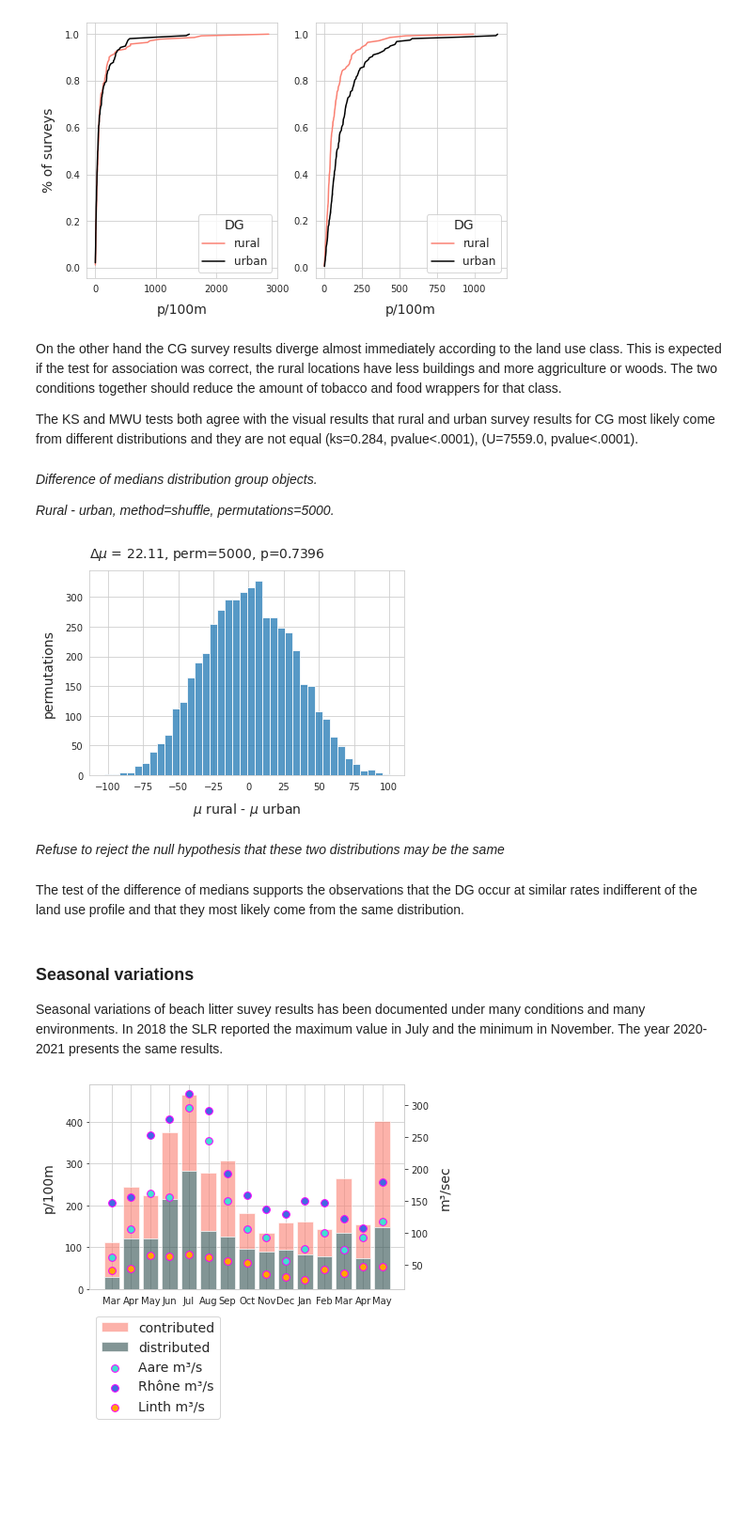
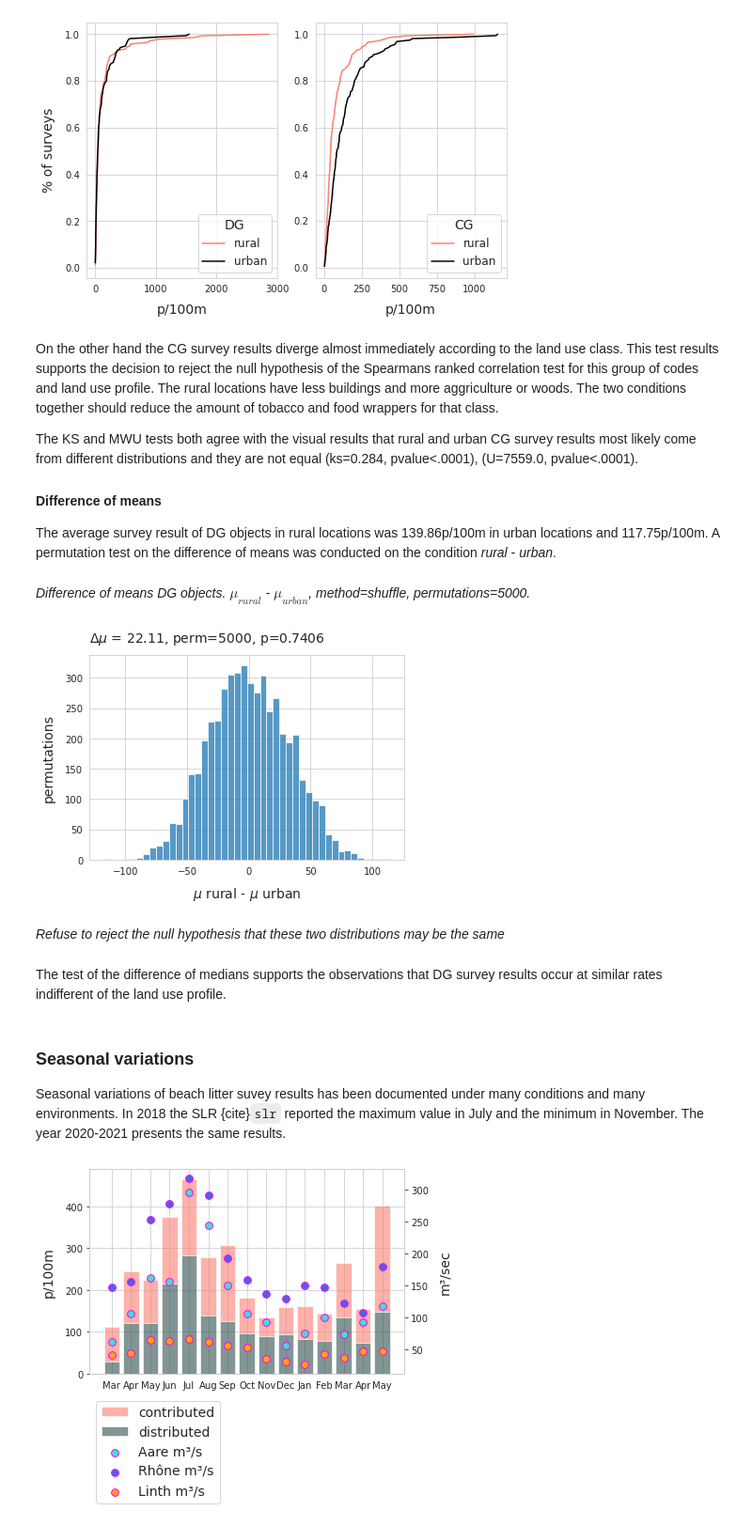
Before and after one commit to hammerdirt-analyst/IQAASL-End-0f-Sampling-2021, a Jupyter notebook: assessing_transport.ipynb, the cells around one changed output. Shown at 94% size. Saved outputs shown, nothing was run; the diff lists cells and outputs as text; code cells hidden in the pictures; blank space fills up the shorter version.

```diff
--- a/assessing_transport.ipynb
+++ b/assessing_transport.ipynb
@@ -465,8 +465,8 @@ dist = list(set(most_common) - set(cont))
 
 # lables for the two groups and a label to catch all the other objects
 grtr_10['group'] = 'other'
-grtr_10['group'] = grtr_10.group.where(~grtr_10.code.isin(dist), 'dist')
-grtr_10['group'] = grtr_10.group.where(~grtr_10.code.isin(cont), 'cont')
+grtr_10['group'] = grtr_10.group.where(~grtr_10.code.isin(dist), 'DG')
+grtr_10['group'] = grtr_10.group.where(~grtr_10.code.isin(cont), 'CG')
 
 # survey totals of all locations with its land use profile
 initial = ['loc_date','date','rural','group','a_group', 'b_group', 'r_group', 'w_group', 'streets', 'intersects']
@@ -767,28 +758,31 @@ The ratio of DG to CG in the rural group was 1.7, in the urban group it was 0.81
 > Sample results from rural locations had a greater portion of trash attributed to fragmented plastics, construction plastics and foams.
 # %%
 # combine the two object groups into one data frame
-dists = grtr_10dtc[(grtr_10dtc.group == 'dist')][['loc_date', 'location', unit_label]].set_index('loc_date')
-conts = grtr_10dtc[(grtr_10dtc.group == 'cont')][['loc_date', 'location',  unit_label]].set_index('loc_date')
-conts.rename(columns={unit_label:"cont"}, inplace=True)
-dists.rename(columns={unit_label:"dist"}, inplace=True)
+DG = "DG"
+CG = "CG"
+
+dists = grtr_10dtc[(grtr_10dtc.group == DG)][['loc_date', 'location', unit_label]].set_index('loc_date')
+conts = grtr_10dtc[(grtr_10dtc.group == CG)][['loc_date', 'location',  unit_label]].set_index('loc_date')
+conts.rename(columns={unit_label:CG}, inplace=True)
+dists.rename(columns={unit_label:DG}, inplace=True)
 c_v_d = pd.concat([dists, conts], axis=0)
-c_v_d['dt'] = c_v_d.dist/c_v_d.cont
+c_v_d['dt'] = c_v_d[DG]/c_v_d[CG]
 
 # the ratio of dist to cont under the two land use conditions
-ratio_of_d_c_agg = c_v_d[c_v_d.location.isin(less_than)].dist.sum()/c_v_d[c_v_d.location.isin(less_than)].cont.sum()
-ratio_of_d_c_urb= c_v_d[c_v_d.location.isin(grt_than)].dist.sum()/c_v_d[c_v_d.location.isin(grt_than)].cont.sum()
+ratio_of_d_c_agg = c_v_d[c_v_d.location.isin(less_than)][DG].sum()/c_v_d[c_v_d.location.isin(less_than)][CG].sum()
+ratio_of_d_c_urb= c_v_d[c_v_d.location.isin(grt_than)][DG].sum()/c_v_d[c_v_d.location.isin(grt_than)][CG].sum()
 
 # chart that
 fig, ax = plt.subplots(figsize=(6,5))
 
 # get the ecdf of percent of total for each object group under each condition
 # p of t urban
-co_agecdf = ECDF(grtr_10dtc[(grtr_10dtc.location.isin(grt_than))&(grtr_10dtc.group.isin(['cont']))]["pt"])
-di_agecdf = ECDF(grtr_10dtc[(grtr_10dtc.location.isin(grt_than))&(grtr_10dtc.group.isin(['dist']))]["pt"])
+co_agecdf = ECDF(grtr_10dtc[(grtr_10dtc.location.isin(grt_than))&(grtr_10dtc.group.isin([CG]))]["pt"])
+di_agecdf = ECDF(grtr_10dtc[(grtr_10dtc.location.isin(grt_than))&(grtr_10dtc.group.isin([DG]))]["pt"])
 
 # p of t rural
-cont_ecdf = ECDF(grtr_10dtc[(grtr_10dtc.location.isin(less_than))&(grtr_10dtc.group.isin(['cont']))]["pt"])
-dist_ecdf = ECDF(grtr_10dtc[(grtr_10dtc.location.isin(less_than))&(grtr_10dtc.group.isin(['dist']))]["pt"])
+cont_ecdf = ECDF(grtr_10dtc[(grtr_10dtc.location.isin(less_than))&(grtr_10dtc.group.isin([CG]))]["pt"])
+dist_ecdf = ECDF(grtr_10dtc[(grtr_10dtc.location.isin(less_than))&(grtr_10dtc.group.isin([DG]))]["pt"])
 
 sns.lineplot(x=cont_ecdf.x, y=cont_ecdf.y, color='salmon', label="rural: contributed", ax=ax)
 sns.lineplot(x=co_agecdf.x, y=co_agecdf.y, color='magenta', ax=ax, label="urban: contributed")
@@ -900,13 +897,15 @@ plt.show()
 # %% [output]
 [figure]
 # %% [markdown]
-On the other hand the CG survey results diverge almost immediately according to the land use class. This is expected if the test for association was correct, the rural locations have less buildings and more aggriculture or woods. The two conditions together should reduce the amount of tobacco and food wrappers for that class.
+On the other hand the CG survey results diverge almost immediately according to the land use class. This test results supports the decision to reject the null hypothesis of the Spearmans ranked correlation test for this group of codes and land use profile. The rural locations have less buildings and more aggriculture or woods. The two conditions together should reduce the amount of tobacco and food wrappers for that class.
 
-The KS and MWU tests both agree with the visual results that rural and urban survey results for CG most likely come from different distributions and they are not equal (ks=0.284, pvalue<.0001), (U=7559.0, pvalue<.0001).
+The KS and MWU tests both agree with the visual results that rural and urban CG survey results most likely come from different distributions and they are not equal (ks=0.284, pvalue<.0001), (U=7559.0, pvalue<.0001).
+
+#### Difference of means
+
+The average survey result of DG objects in rural locations was 139.86p/100m in urban locations and 117.75p/100m. A permutation test on the difference of means was conducted on the condition *rural* - *urban*.
 # %% [markdown]
-*Difference of medians distribution group objects.*
-
-*Rural - urban, method=shuffle, permutations=5000.*
+*Difference of means DG objects. $\mu_{rural}$ - $\mu_{urban}$, method=shuffle, permutations=5000.*
 # %%
 # print(stats.ks_2samp(dist_results_agg, dist_results_urb, alternative='two-sided', mode='auto'))
 # print(stats.mannwhitneyu(dist_results_agg,dist_results_urb, alternative='two-sided'))
@@ -916,46 +915,46 @@ The KS and MWU tests both agree with the visual results that rural and urban sur
 # print(stats.mannwhitneyu(cont_results_agg, cont_results_urb, alternative='two-sided'))
 
 # pemutation test: of difference of means HD objects
-agg_dobj = grtr_10[(grtr_10.location.isin(less_than))&(grtr_10.group == 'dist')].groupby(['loc_date'], as_index=False)[unit_label].sum()
-buld_obj = grtr_10[(grtr_10.location.isin(grt_than))&(grtr_10.group == 'dist')].groupby(['loc_date'], as_index=False)[unit_label].sum()
+agg_dobj = grtr_10[(grtr_10.location.isin(less_than))&(grtr_10.group == DG)].groupby(['loc_date'], as_index=False)[unit_label].sum()
+buld_obj = grtr_10[(grtr_10.location.isin(grt_than))&(grtr_10.group == DG)].groupby(['loc_date'], as_index=False)[unit_label].sum()
 # label the urban and rural results
 agg_dobj['class'] = 'rural'
 buld_obj['class'] = 'urban'
 
 # merge into one
 objs_merged = agg_dobj.append(buld_obj)
 
 # store the mean per class
 the_mean = objs_merged.groupby('class')[unit_label].mean()
 
 # store the difference
 mean_diff = the_mean.loc['rural'] - the_mean.loc['urban']
 new_means=[]
 # permutation resampling:
 for element in np.arange(5000):
     objs_merged['new_class'] = objs_merged['class'].sample(frac=1).values
     b=objs_merged.groupby('new_class').mean()
     new_means.append((b.loc['rural'] - b.loc['urban']).values[0])
 emp_p = np.count_nonzero(new_means <= (the_mean.loc['rural'] - the_mean.loc['urban'])) / 5000
 
 # chart the results
 fig, ax = plt.subplots()
 
 sns.histplot(new_means, ax=ax)
 ax.set_title(F"$\u0394\mu$ = {np.round(mean_diff, 2)}, perm=5000, p={emp_p} ", **ck.title_k14)
 ax.set_ylabel('permutations', **ck.xlab_k14)
 ax.set_xlabel("$\mu$ rural - $\mu$ urban", **ck.xlab_k14)
 plt.show()
 # %% [output]
-[figure, old version]
+[figure, new version]
 # %% [markdown]
 *Refuse to reject the null hypothesis that these two distributions may be the same*
 # %% [markdown]
-The test of the difference of medians supports the observations that the DG occur at similar rates indifferent of the land use profile and that they most likely come from the same distribution.
+The test of the difference of medians supports the observations that DG survey results occur at similar rates indifferent of the land use profile.
 # %% [markdown]
 ### Seasonal variations
 
-Seasonal variations of beach litter suvey results has been documented under many conditions and many environments. In 2018 the SLR reported the maximum value in July and the minimum in November. The year 2020-2021 presents the same results.
+Seasonal variations of beach litter suvey results has been documented under many conditions and many environments. In 2018 the SLR {cite}`slr` reported the maximum value in July and the minimum in November. The year 2020-2021 presents the same results.
 # %%
 # the survey results to test
 corr_data = grtr_10[(grtr_10.code.isin(most_common))].copy()
```
Also changed, not shown: parts of 17 cells of this notebook.
